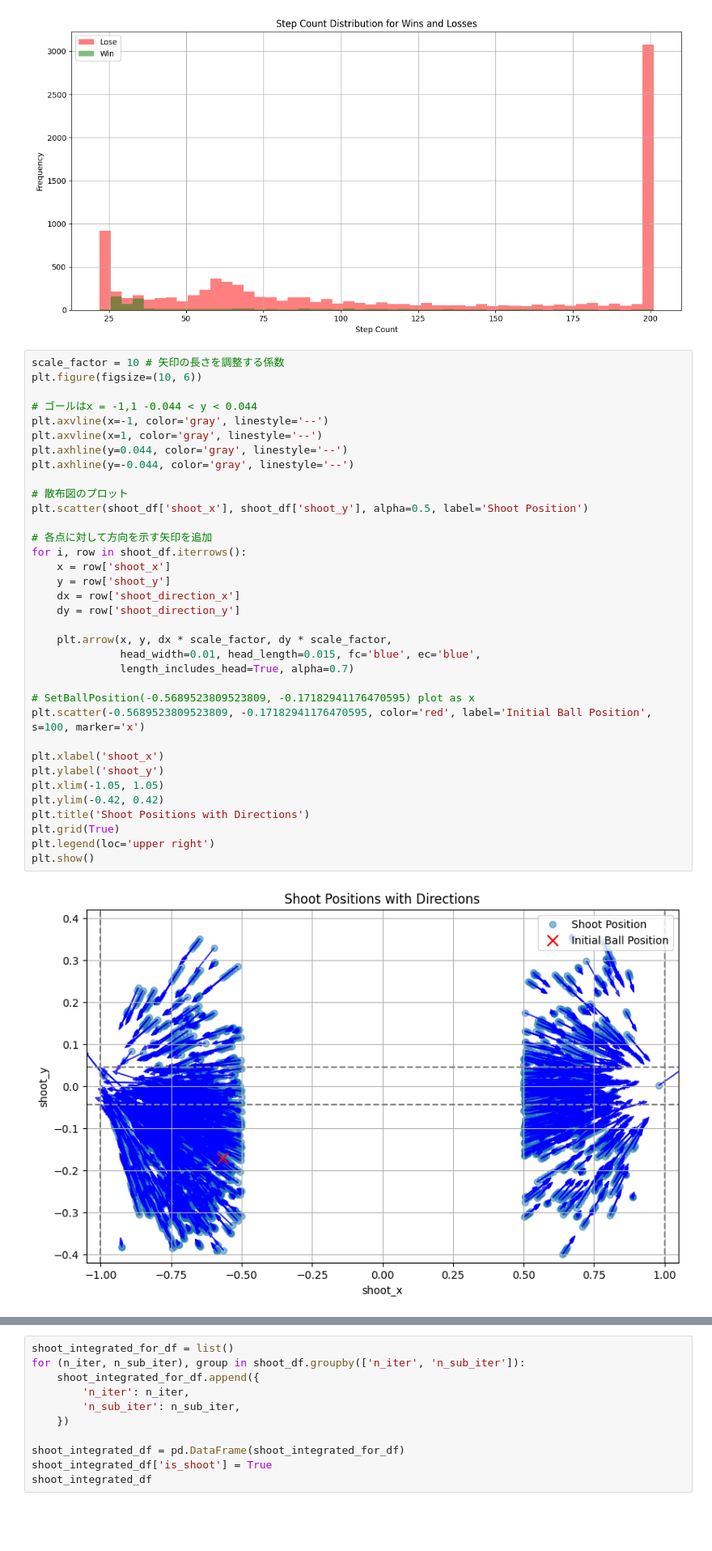
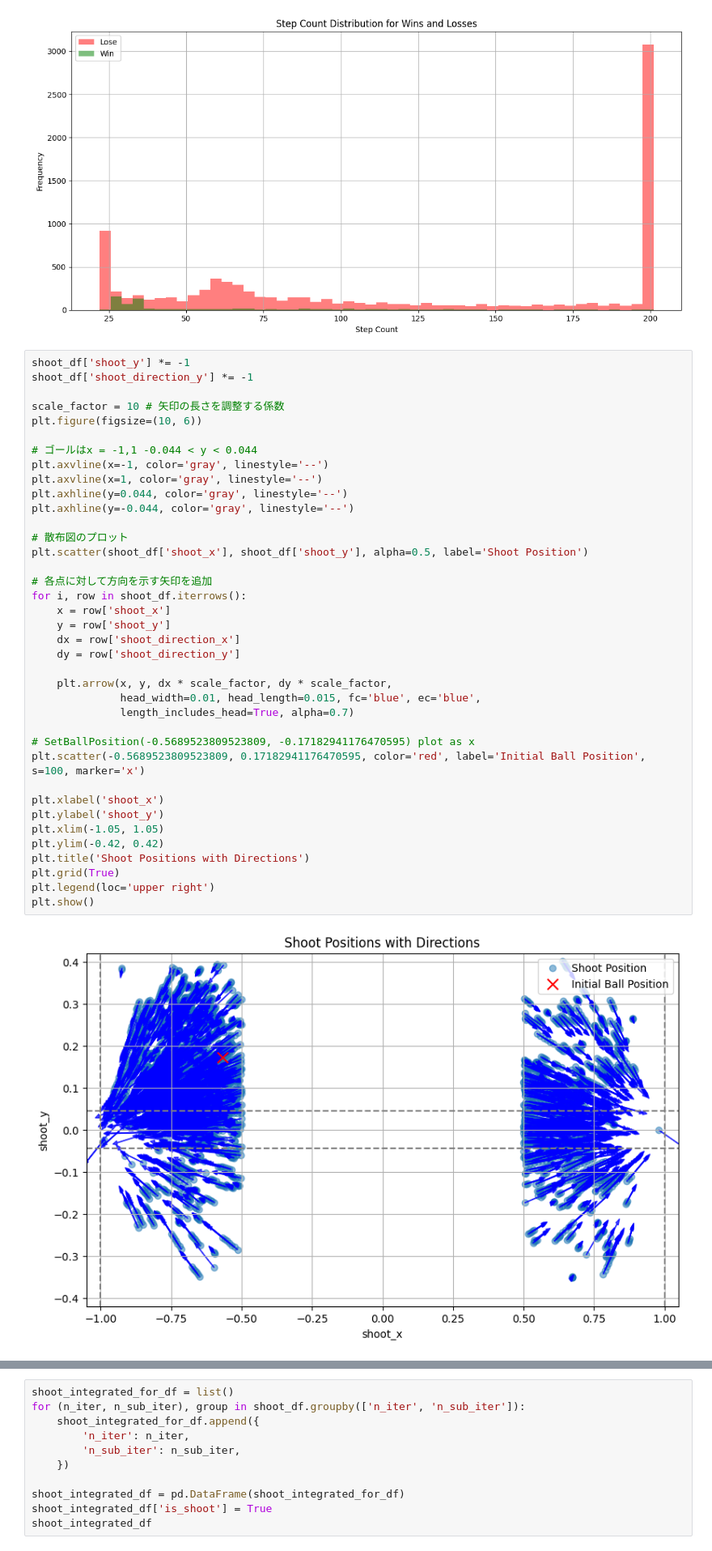
Before and after one commit to rakawanegan/pbl-ssc_with_gfootball, a Jupyter notebook: notebooks/shoot4_analysis.ipynb, the cells around one changed output, grey strips where cells are left out. Shown: that part at 81% size. Saved outputs shown, nothing was run; the diff lists cells and outputs as text; blank space fills up the shorter version.

```diff
--- a/notebooks/shoot4_analysis.ipynb
+++ b/notebooks/shoot4_analysis.ipynb
@@ -78,6 +76,9 @@ plt.show()
 # %% [output]
 [figure]
 # %%
+shoot_df['shoot_y'] *= -1
+shoot_df['shoot_direction_y'] *= -1
+
 scale_factor = 10 # 矢印の長さを調整する係数
 plt.figure(figsize=(10, 6))
 
@@ -85,35 +86,35 @@ plt.figure(figsize=(10, 6))
 plt.axvline(x=-1, color='gray', linestyle='--')
 plt.axvline(x=1, color='gray', linestyle='--')
 plt.axhline(y=0.044, color='gray', linestyle='--')
 plt.axhline(y=-0.044, color='gray', linestyle='--')
 
 # 散布図のプロット
 plt.scatter(shoot_df['shoot_x'], shoot_df['shoot_y'], alpha=0.5, label='Shoot Position')
 
 # 各点に対して方向を示す矢印を追加
 for i, row in shoot_df.iterrows():
     x = row['shoot_x']
     y = row['shoot_y']
     dx = row['shoot_direction_x']
     dy = row['shoot_direction_y']
 
     plt.arrow(x, y, dx * scale_factor, dy * scale_factor,
               head_width=0.01, head_length=0.015, fc='blue', ec='blue',
               length_includes_head=True, alpha=0.7)
 
 # SetBallPosition(-0.5689523809523809, -0.17182941176470595) plot as x
-plt.scatter(-0.5689523809523809, -0.17182941176470595, color='red', label='Initial Ball Position', s=100, marker='x')
+plt.scatter(-0.5689523809523809, 0.17182941176470595, color='red', label='Initial Ball Position', s=100, marker='x')
 
 plt.xlabel('shoot_x')
 plt.ylabel('shoot_y')
 plt.xlim(-1.05, 1.05)
 plt.ylim(-0.42, 0.42)
 plt.title('Shoot Positions with Directions')
 plt.grid(True)
 plt.legend(loc='upper right')
 plt.show()
 # %% [output]
-[figure, old version]
+[figure, new version]
 # %%
 shoot_df = shoot_df.loc[shoot_df['shoot_x'] < 0]
 
```
Also changed, not shown: parts of 3 cells of this notebook, 1 other file.
